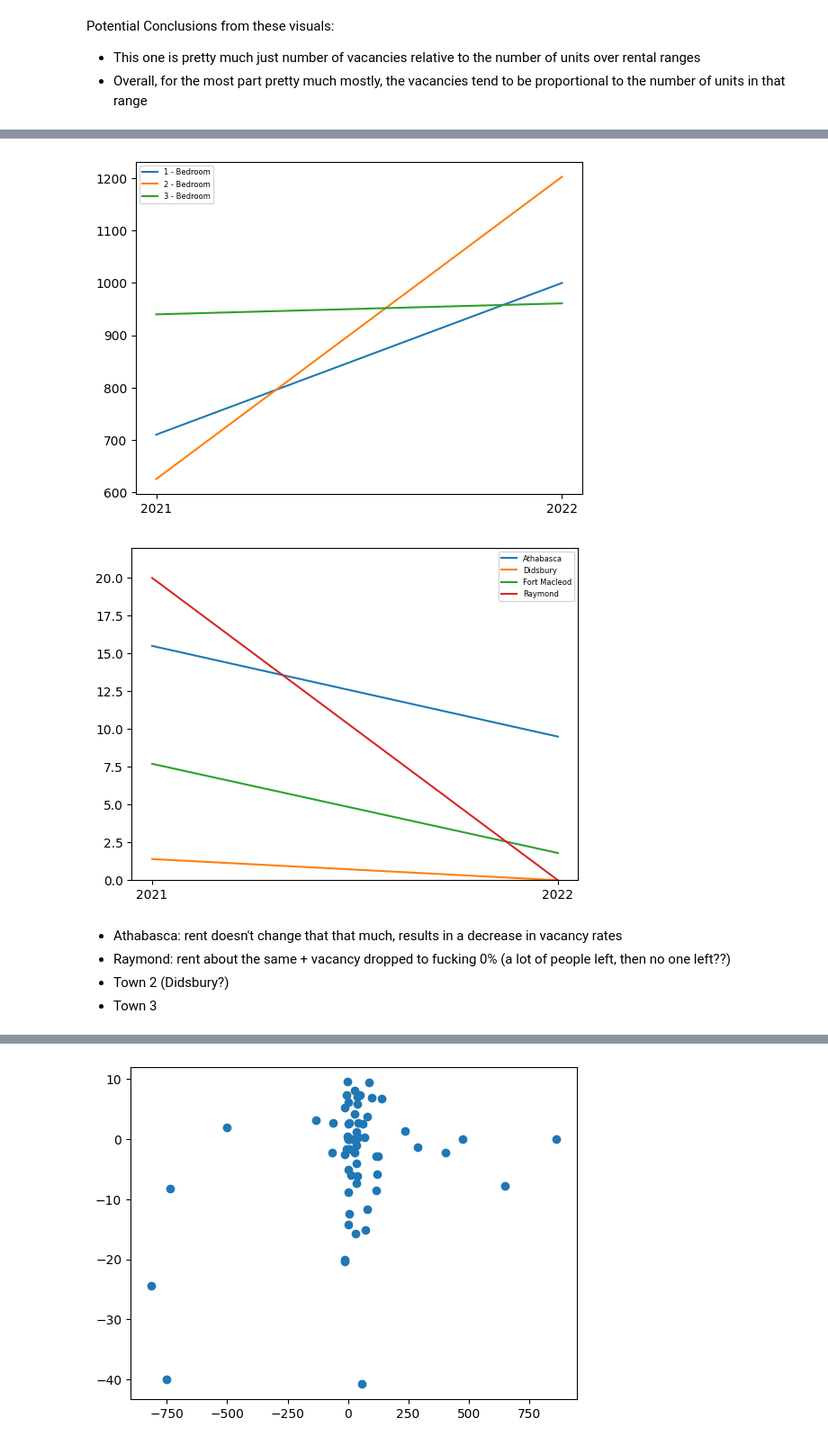
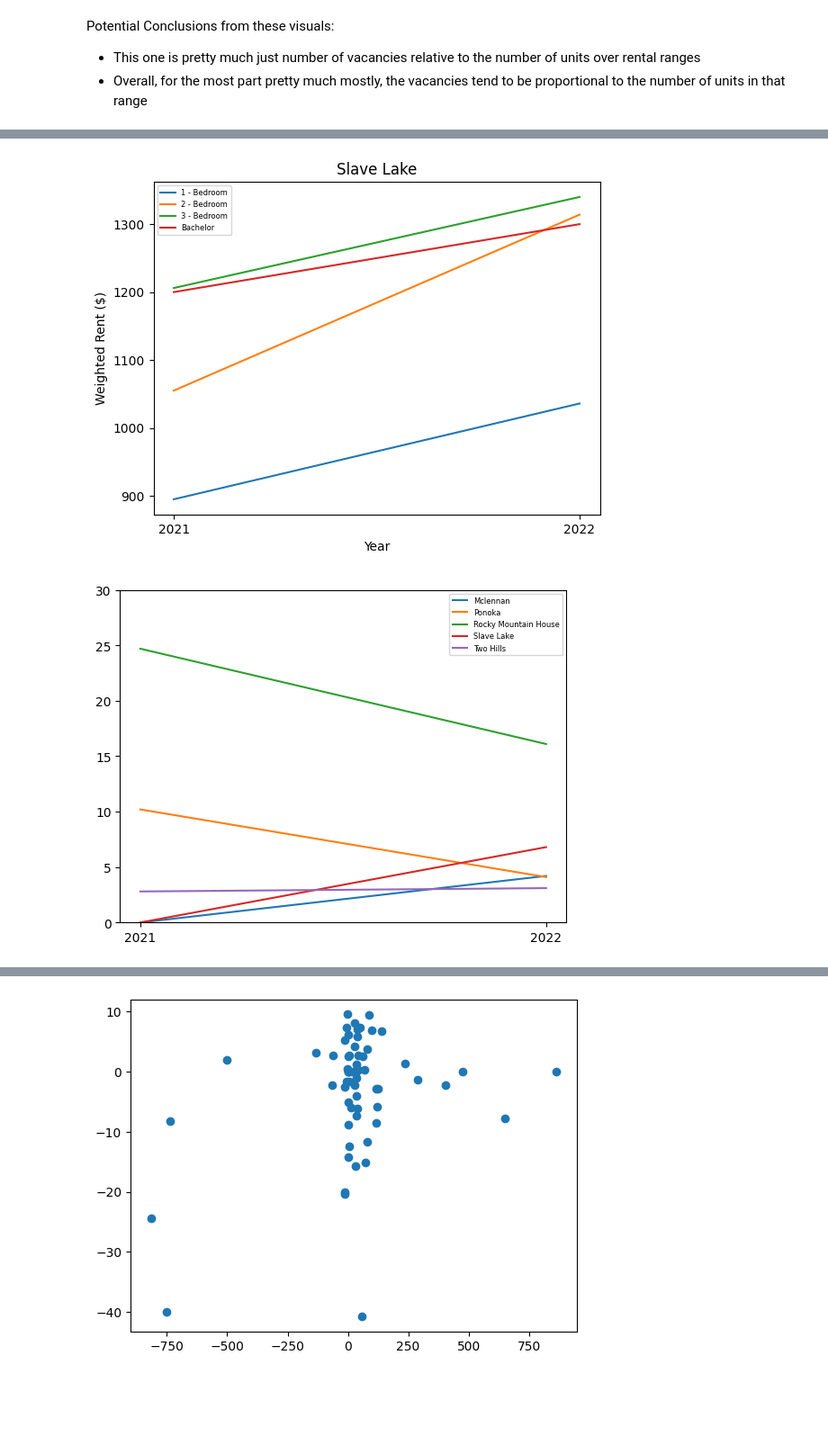
Before and after one commit to Mathemusician1729/DATA-221-Project, a Jupyter notebook: 221-Project.ipynb, the cells around one changed output, grey strips where cells are left out. Shown at 90% size. Saved outputs shown, nothing was run; the diff lists cells and outputs as text; code cells hidden in the pictures; blank space fills up the shorter version.

```diff
--- a/221-Project.ipynb
+++ b/221-Project.ipynb
@@ -230,16 +208,18 @@ table9_byAreaNames
 # %%
-# Athabasca, Town 2, Raymond, Town 3
-sample_smalltowns = ["Athabasca","Fort Macleod", "Raymond", "Didsbury"]
+# Drayton Valley, McLennan, Two Hills, Slave Lake
+sample_smalltowns = ["Ponoka","Rocky Mountain House", "Mclennan", "Two Hills","Slave Lake"]
 costs_smalltowns = table8[table8["Community"].isin(sample_smalltowns)]
 vacancy_smalltowns = table6[table6["Community"].isin(sample_smalltowns)]
 
-atha = costs_smalltowns[costs_smalltowns["Community"] == "Athabasca"]
-fortmac = costs_smalltowns[costs_smalltowns["Community"] == "Fort Macleod"]
-ray = costs_smalltowns[costs_smalltowns["Community"] == "Raymond"]
-did = costs_smalltowns[costs_smalltowns["Community"] == "Didsbury"]
+atha = costs_smalltowns[costs_smalltowns["Community"] == "Ponoka"]
+fortmac = costs_smalltowns[costs_smalltowns["Community"] == "Vegreville"]
+ray = costs_smalltowns[costs_smalltowns["Community"] == "Mclennan"]
+two_hills = costs_smalltowns[costs_smalltowns["Community"] == "Two Hills"]
+did = costs_smalltowns[costs_smalltowns["Community"] == "Slave Lake"]
 
 atha_rents = atha[["2021 Weighted Rent", "2022 Weighted Rent"]]
 fortmac_rents = fortmac[["2021 Weighted Rent", "2022 Weighted Rent"]]
 ray_rents = ray[["2021 Weighted Rent", "2022 Weighted Rent"]]
+th_rent = two_hills[["2021 Weighted Rent", "2022 Weighted Rent"]]
 did_rents = did[["2021 Weighted Rent", "2022 Weighted Rent"]]
 # %%
@@ -273,0 +257,11 @@ plt.show()
+# %%
+# barely any houses 2
+# barely any housing units example
+for i in range(len(two_hills.index)):
+    plt.plot(["2021", "2022"], th_rent.iloc[i], label=two_hills["Unit Type"].iloc[i])
+
+plt.title("Two Hills")
+plt.xlabel("Year")
+plt.ylabel("Weighted Rent ($)")
+plt.legend(prop={'size': 6})
+plt.show()
@@ -274,26 +270,23 @@ plt.show()
 # %%
 # increasing trend example
 for i in range(len(did.index)):
     plt.plot(["2021", "2022"], did_rents.iloc[i], label=did["Unit Type"].iloc[i])
 
-#plt.ylim(700, 2500)
+plt.title("Slave Lake")
+plt.xlabel("Year")
+plt.ylabel("Weighted Rent ($)")
 plt.legend(prop={'size': 6})
 plt.show()
 # %% [output]
-[figure, old version]
+[figure, new version]
 # %%
 # small town vacancies
 vacancy_smalltowns_num = vacancy_smalltowns[["2021 Vacancy", "2022 Vacancy"]]
 for i in range(len(vacancy_smalltowns.index)):
     plt.plot(["2021", "2022"], vacancy_smalltowns_num.iloc[i], label=vacancy_smalltowns["Community"].iloc[i])
 
-plt.ylim(0,22)
+plt.ylim(0, 30)
 plt.legend(prop={'size': 6})
 plt.show()
 # %% [output]
-[figure, old version]
+[figure, new version]
-# %% [markdown]
-- Athabasca: rent doesn't change that that much, results in a decrease in vacancy rates
-- Raymond: rent about the same + vacancy dropped to fucking 0% (a lot of people left, then no one left??)
-- Town 2 (Didsbury?)
-- Town 3
```
Also changed, not shown: parts of 10 cells of this notebook.
